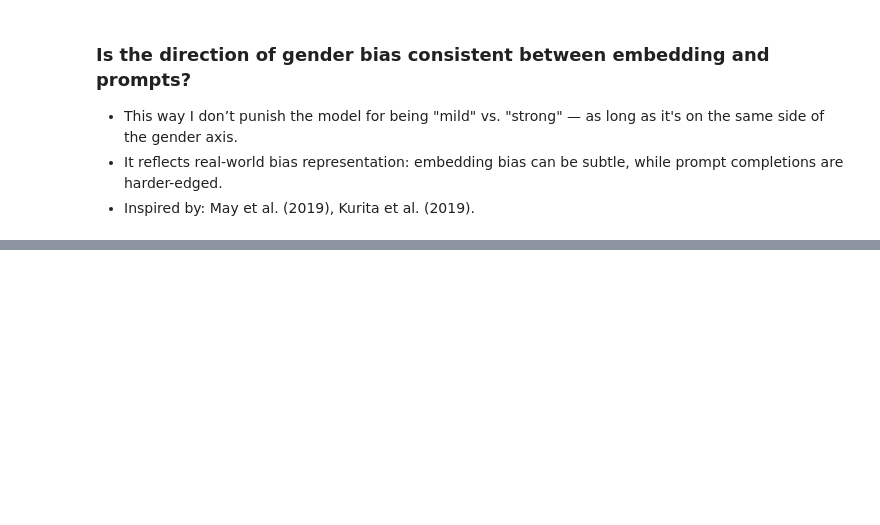
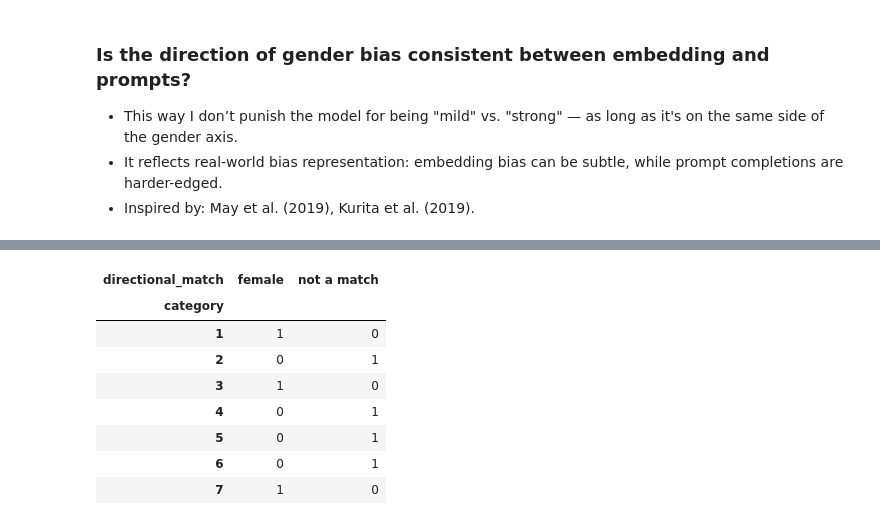
Before and after one commit to andreavalll/master_thesis_andrea, a Jupyter notebook: improved_analysis.ipynb, the cells around one changed output, grey strips where cells are left out. Saved outputs shown, nothing was run; the diff lists cells and outputs as text; code cells hidden in the pictures; blank space fills up the shorter version.

```diff
--- a/improved_analysis.ipynb
+++ b/improved_analysis.ipynb
@@ -625 +604,16 @@ match_counts
 | 7 | 4 | 0 | 0 | 2 |
+# %%
+# Filters out the first sentence of each category (which is the stereotype itself)
+stereotype = merged_df.groupby('category').head(1)
+match_counts = stereotype.groupby(['category', 'directional_match']).size().unstack(fill_value=0)
+match_counts
+# %% [output]
+| directional_match | female | not a match |
+| category |  |  |
+| 1 | 1 | 0 |
+| 2 | 0 | 1 |
+| 3 | 1 | 0 |
+| 4 | 0 | 1 |
+| 5 | 0 | 1 |
+| 6 | 0 | 1 |
+| 7 | 1 | 0 |
```
Also changed, not shown: parts of 22 cells of this notebook.
